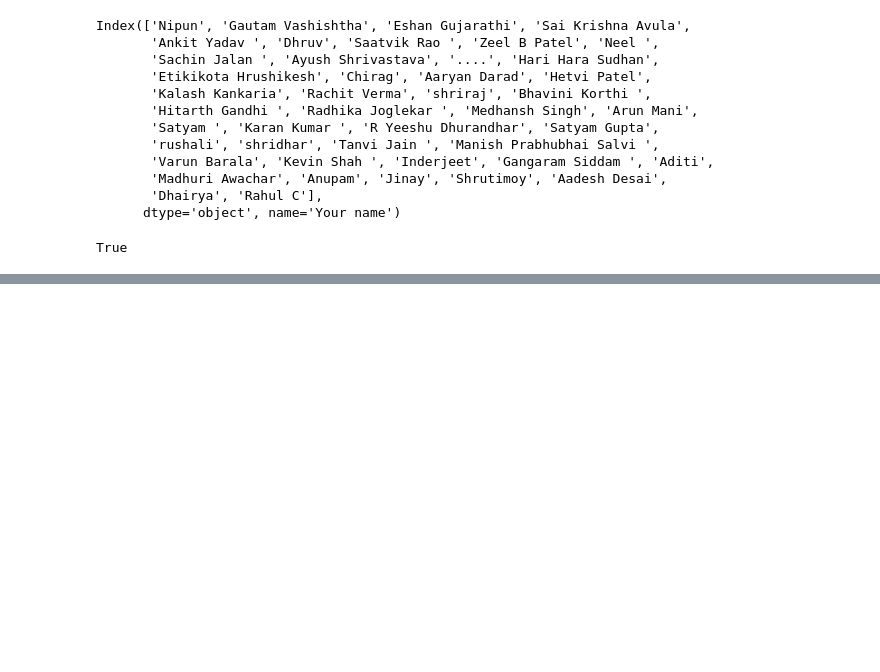
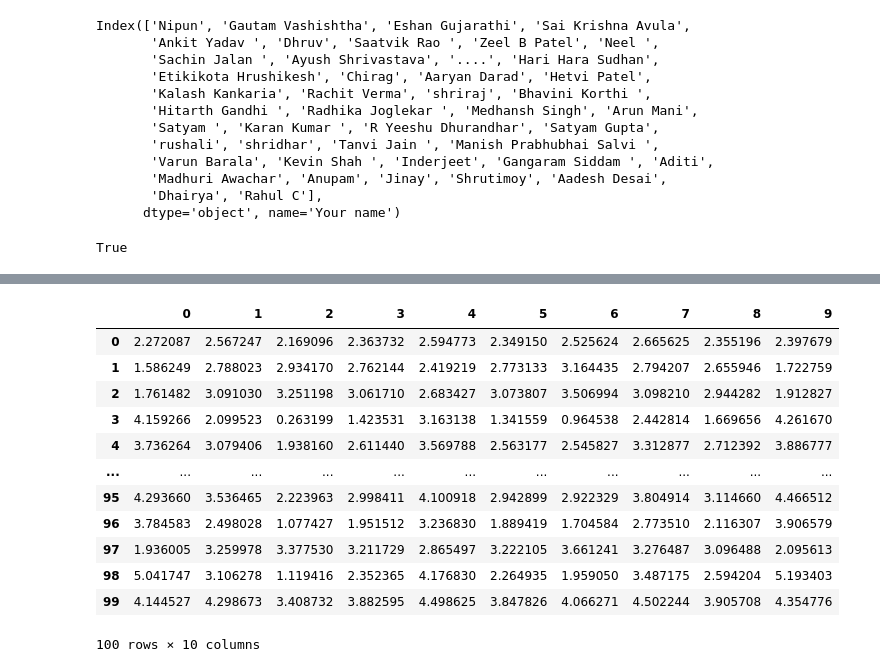
Before and after one commit to nipunbatra/ml2023, a Jupyter notebook: notebooks/posts/movie-recommendation-knn.ipynb, the cells around one changed output, grey strips where cells are left out. Drawn from its saved outputs; the diff is of its cells as text; code cells hidden in the pictures; blank space fills up the shorter version.

```diff
--- a/notebooks/posts/movie-recommendation-knn.ipynb
+++ b/notebooks/posts/movie-recommendation-knn.ipynb
@@ -305,0 +428,16 @@ predict_rating(df_copy, user, 'Sholay')
+# %%
+pd.DataFrame(torch.mm(A, B.t()).detach().numpy())
+# %% [output]
+|  | 0 | 1 | 2 | 3 | 4 | 5 | 6 | 7 | 8 | 9 |
+| 0 | 2.272087 | 2.567247 | 2.169096 | 2.363732 | 2.594773 | 2.349150 | 2.525624 | 2.665625 | 2.355196 | 2.397679 |
+| 1 | 1.586249 | 2.788023 | 2.934170 | 2.762144 | 2.419219 | 2.773133 | 3.164435 | 2.794207 | 2.655946 | 1.722759 |
+| 2 | 1.761482 | 3.091030 | 3.251198 | 3.061710 | 2.683427 | 3.073807 | 3.506994 | 3.098210 | 2.944282 | 1.912827 |
+| 3 | 4.159266 | 2.099523 | 0.263199 | 1.423531 | 3.163138 | 1.341559 | 0.964538 | 2.442814 | 1.669656 | 4.261670 |
+| 4 | 3.736264 | 3.079406 | 1.938160 | 2.611440 | 3.569788 | 2.563177 | 2.545827 | 3.312877 | 2.712392 | 3.886777 |
+| ... | ... | ... | ... | ... | ... | ... | ... | ... | ... | ... |
+| 95 | 4.293660 | 3.536465 | 2.223963 | 2.998411 | 4.100918 | 2.942899 | 2.922329 | 3.804914 | 3.114660 | 4.466512 |
+| 96 | 3.784583 | 2.498028 | 1.077427 | 1.951512 | 3.236830 | 1.889419 | 1.704584 | 2.773510 | 2.116307 | 3.906579 |
+| 97 | 1.936005 | 3.259978 | 3.377530 | 3.211729 | 2.865497 | 3.222105 | 3.661241 | 3.276487 | 3.096488 | 2.095613 |
+| 98 | 5.041747 | 3.106278 | 1.119416 | 2.352365 | 4.176830 | 2.264935 | 1.959050 | 3.487175 | 2.594204 | 5.193403 |
+| 99 | 4.144527 | 4.298673 | 3.408732 | 3.882595 | 4.498625 | 3.847826 | 4.066271 | 4.502244 | 3.905708 | 4.354776 |
+100 rows × 10 columns
```
Also changed, not shown: parts of 36 cells of this notebook.
